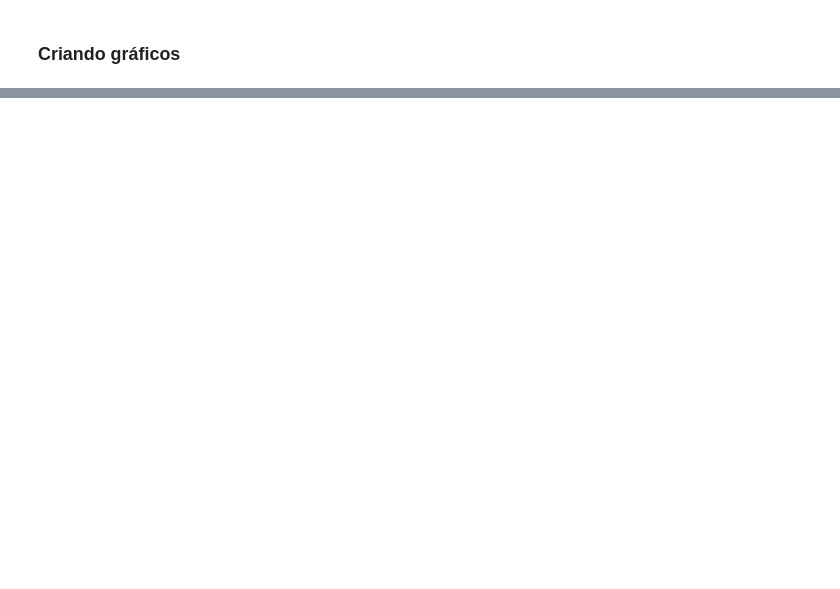
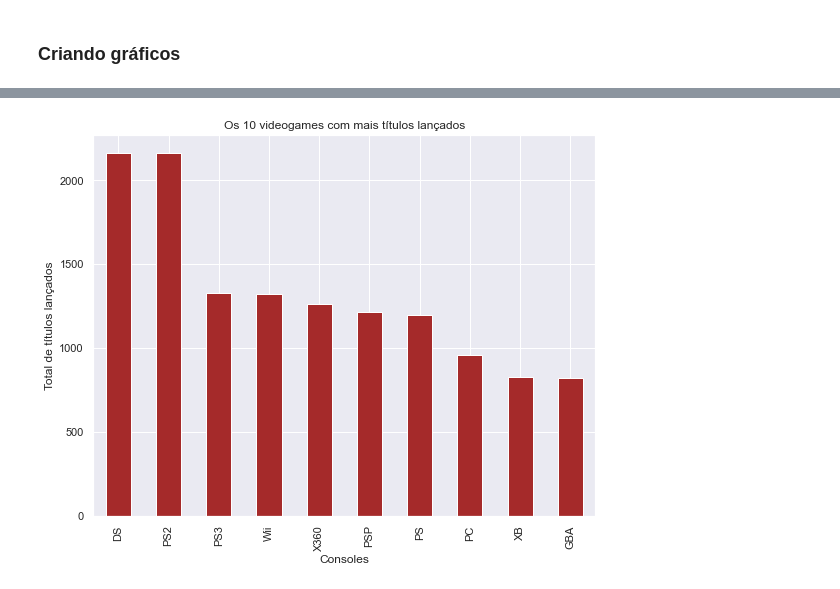
Before and after one commit to Sartorio12/analise_videogames, a Jupyter notebook: vendas_videogames.ipynb, the cells around one changed output, grey strips where cells are left out. Drawn from its saved outputs; the diff is of its cells as text; code cells hidden in the pictures; blank space fills up the shorter version.

```diff
--- a/vendas_videogames.ipynb
+++ b/vendas_videogames.ipynb
@@ -311,0 +318,7 @@ df4.sort_values(by=['Vendas Japão'], ascending=False).head(10)
+# %%
+# Criando uma tabela somente com consoles e venda total
+
+crosstab_vg2 = crosstab_vg.copy()
+crosstab_vg2.drop(crosstab_vg2.iloc[:, 0:12], inplace = True, axis = 1)
+crosstab_vg2 = crosstab_vg2.sort_values('Total',ascending=False).head(10)
+crosstab_vg2
@@ -311,0 +338,11 @@ df4.sort_values(by=['Vendas Japão'], ascending=False).head(10)
+# %%
+# Gráfico com os 10 videogames com mais títulos lançados
+
+crosstab_vg2.plot(kind='bar',figsize=(9,7),color='brown', legend=False)
+
+plt.title('Os 10 videogames com mais títulos lançados')
+plt.xlabel('Consoles')
+plt.ylabel('Total de títulos lançados')
+plt.show()
+# %% [output]
+[figure, added]
```
Also changed, not shown: parts of 39 cells of this notebook.
